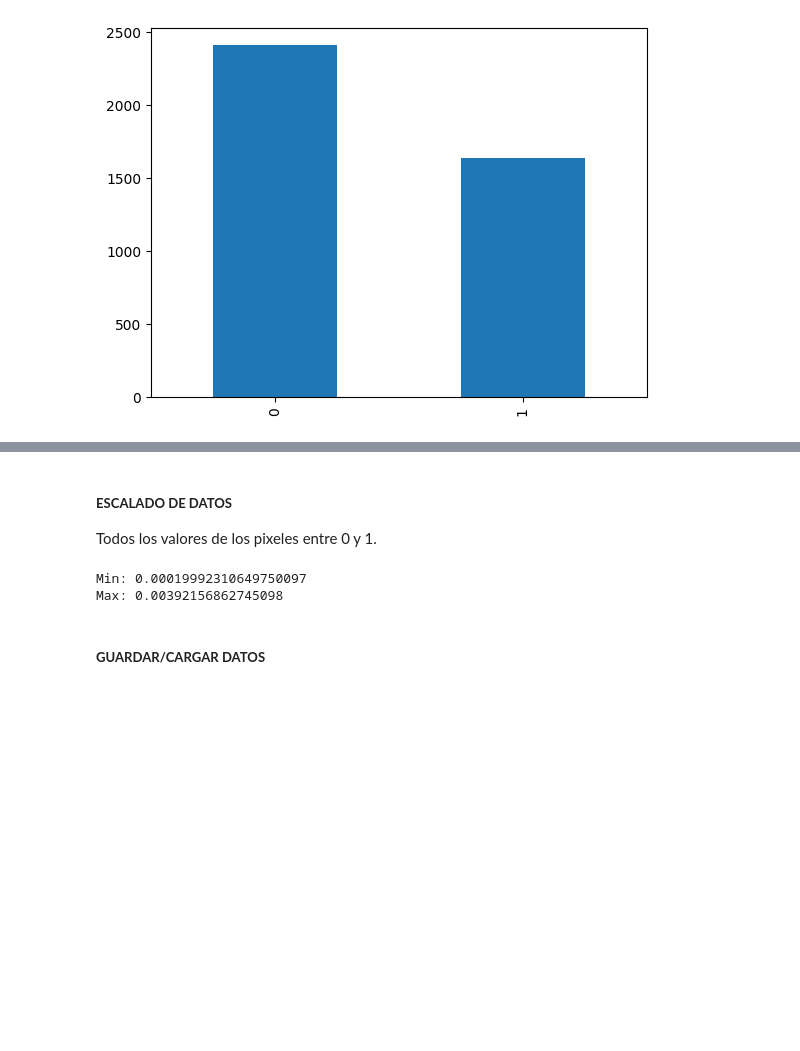
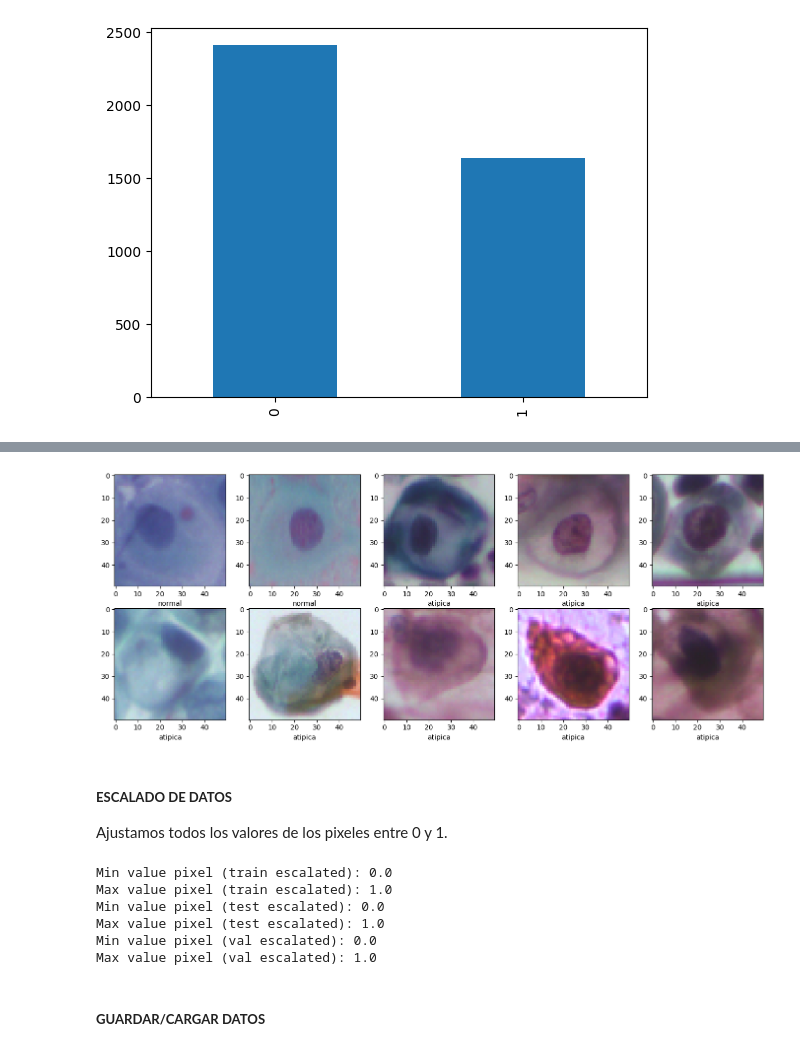
Before and after one commit to marinagoju/CNN_Cervical_Cancer, a Jupyter notebook: src/notebooks/ML_main.ipynb, the cells around one changed output, grey strips where cells are left out. Cells and saved outputs as stored; diff of their text form; code cells hidden in the pictures; blank space fills up the shorter version.

```diff
--- a/src/notebooks/ML_main.ipynb
+++ b/src/notebooks/ML_main.ipynb
@@ -97,3 +157,5 @@ Total data: 3276
+# %%
+X_train = shuffle(X_train, random_state=14) # Aleatorizamos de nuevo porque al aplicar la función de balanceo se reordenan los datos.
 # %% [markdown]
 ##### **LOAD AND RESIZE DATA**
 
@@ -113,6 +164,0 @@ El split de los grupos para el entrenamiento del modelo lo determinamos con la s
-# %%
-X_train, X_test, y_train, y_test = train_test_split(X,Y,train_size= 0.8, random_state=14, shuffle=True, stratify=Y) # Split subsets de train-test
-print(X_train.shape)
-print(X_test.shape)
-print(y_train.shape)
-print(y_test.shape)
@@ -123,0 +165,5 @@ print(y_test.shape)
+# %%
+# Almacenamos las imagenes procesadas, con el resize aplicado en las variables.
+X_train,y_train = loadImage(X_train, DATA_PATH, IMAGE_HEIGHT, IMAGE_WIDTH)
+X_test,y_test = loadImage(X_test, DATA_PATH, IMAGE_HEIGHT, IMAGE_WIDTH)
+X_val,y_val = loadImage(X_val, DATA_PATH, IMAGE_HEIGHT, IMAGE_WIDTH)
@@ -124,13 +186,35 @@ print(y_test.shape)
+# %%
+## CARGAMOS ALGUNAS IMAGENES DE PRUEBA
+
+tags = ['normal','atipica']
+plt.figure(figsize=(17,17))
+for i in range(10):
+    plt.subplot(5,5, i + 1)
+    plt.imshow(X_train[i])
+    plt.xlabel(tags[y_train[i]])
+# %% [output]
+[figure, added]
 # %% [markdown]
 ##### **ESCALADO DE DATOS**
 
-Todos los valores de los pixeles entre 0 y 1.
+Ajustamos todos los valores de los pixeles entre 0 y 1.
-# %%
-X_train = X_train/255 # Podríamos aplicar skalearn.preprocessing.MinMaxScaler, pero este cálculo es más óptimo. Valor min de pixel: 0 , Valor max de pixel: 255
-X_test = X_test/255
-
-print('Min value:',np.min(X_train))
-print('Max value:',np.max(X_train))
-# %% [output]
-Min: 0.00019992310649750097
-Max: 0.00392156862745098
+# %%
+## ESCALADO MANUAL CON LA FORMULA (X-Xmin/Xmax-Xmin)
+
+X_train = (X_train - np.min(X_train)) / (np.max(X_train) - np.min(X_train))
+X_test = (X_test - np.min(X_test)) / (np.max(X_test) - np.min(X_test))
+X_val = (X_val - np.min(X_val)) / (np.max(X_val) - np.min(X_val))
+
+print('Min value pixel (train escalated):', np.min(X_train))
+print('Max value pixel (train escalated):', np.max(X_train))
+print('Min value pixel (test escalated):', np.min(X_test))
+print('Max value pixel (test escalated):', np.max(X_test))
+print('Min value pixel (val escalated):', np.min(X_val))
+print('Max value pixel (val escalated):', np.max(X_val))
+# %% [output]
+Min value pixel (train escalated): 0.0
+Max value pixel (train escalated): 1.0
+Min value pixel (test escalated): 0.0
+Max value pixel (test escalated): 1.0
+Min value pixel (val escalated): 0.0
+Max value pixel (val escalated): 1.0
```
Also changed, not shown: parts of 45 cells of this notebook, 3 other files.
